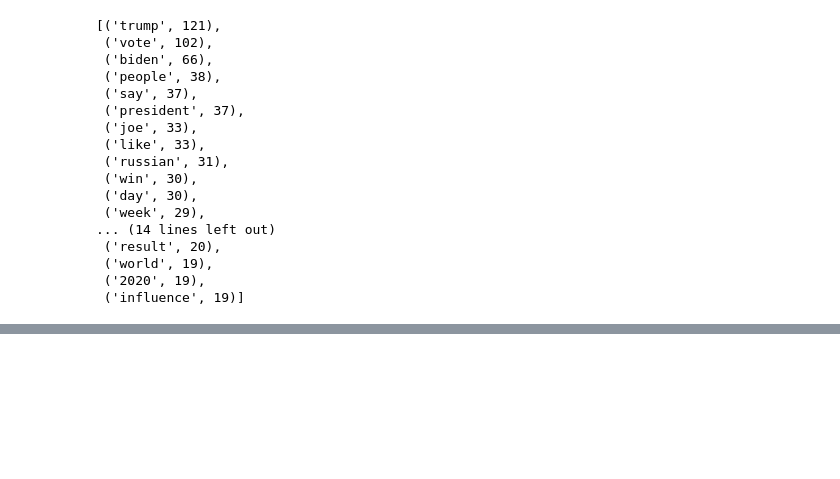
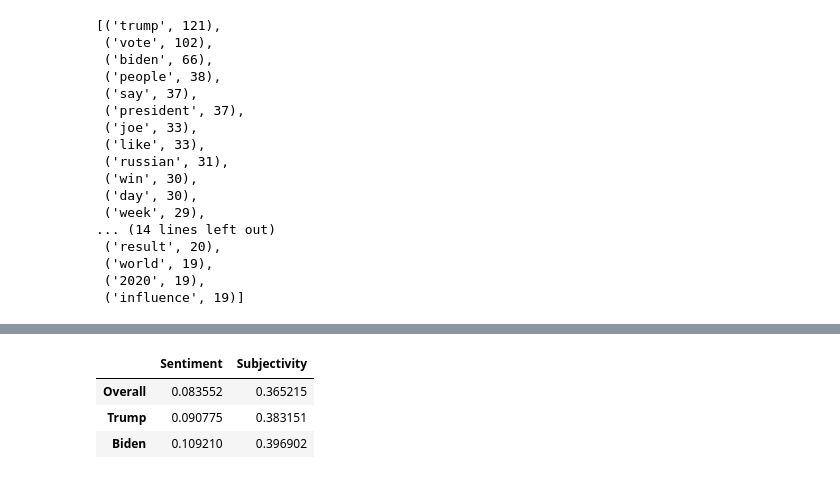
Before and after one commit to JonNData/US-election-2020-tweets, a Jupyter notebook: notebook/US_Election_Tweets.ipynb, the cells around one changed output, grey strips where cells are left out. Cells and saved outputs as stored; diff of their text form; code cells hidden in the pictures; blank space fills up the shorter version.

Commit message:
clouds and sentiment done

```diff
--- a/notebook/US_Election_Tweets.ipynb
+++ b/notebook/US_Election_Tweets.ipynb
@@ -220,0 +255,9 @@ SyntaxError: unexpected character after line continuation character (<ipython-in
+# %%
+df_scatter = pd.DataFrame(data=[[0.0835517950935405, 0.3652150355861506], [0.09077470197483492, 0.38315128055326403], [0.10920995477507763, 0.39690158037524315]],
+                         index=["Overall", "Trump", "Biden"], columns=['Sentiment', 'Subjectivity'])
+df_scatter#.plot.scatter(x=df_scatter.Sentiment, y=df_scatter.Subjectivity)
+# %% [output]
+|  | Sentiment | Subjectivity |
+| Overall | 0.083552 | 0.365215 |
+| Trump | 0.090775 | 0.383151 |
+| Biden | 0.109210 | 0.396902 |
```
Also changed, not shown: parts of 9 cells of this notebook.
